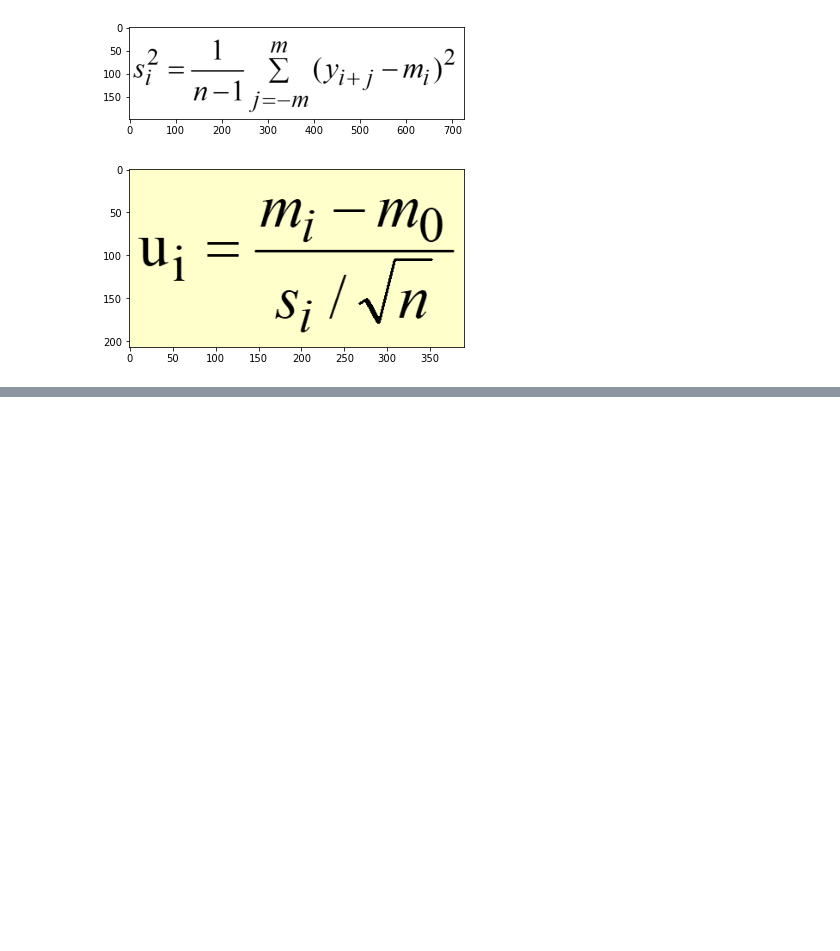
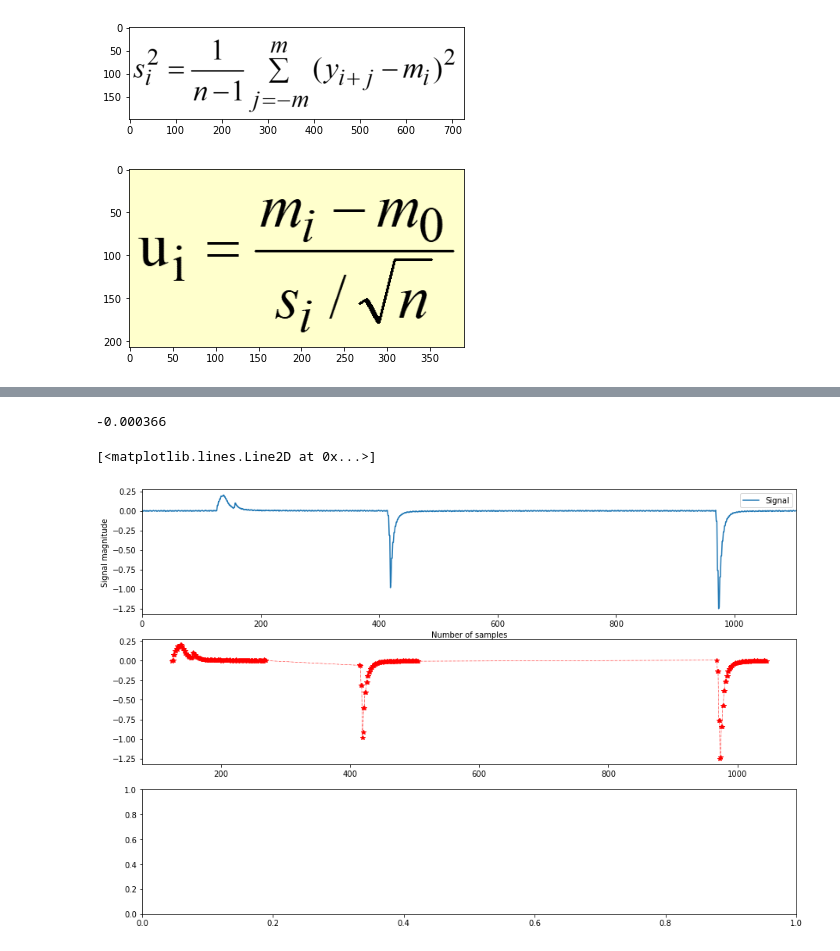
Before and after one commit to edwardquarm/Anomaly-detection-using-machine-learning, a Jupyter notebook: Mean_change_detection.ipynb, the cells around one changed output, grey strips where cells are left out. Saved outputs shown, nothing was run; the diff lists cells and outputs as text; code cells hidden in the pictures; blank space fills up the shorter version.

```diff
--- a/Mean_change_detection.ipynb
+++ b/Mean_change_detection.ipynb
@@ -57,9 +57,9 @@ def fault_detection(signal,threshold,windowsize):
         else:
             decision_mean.append(0)
 
-    return decision_mean, mean_comparison
+    return decision_mean, mean_comparison,time
 # %%
 signal = Signal1  # 6 signals (0...5)
 threshold = 3
 window_size = 20
-decision_mean,mean_comparison = fault_detection(signal,threshold,window_size)
+decision_mean,mean_comparison,time = fault_detection(signal,threshold,window_size)
@@ -85,0 +82,18 @@ decision_mean
+# %%
+signal[0][1]
+# %% [output]
+-0.000366
+# %%
+fig,axs = plt.subplots(3,1,figsize=(15,10))
+axs = axs.reshape(-1)
+axs[0].plot(signal,label='Signal')
+axs[0].set_xlim(0,signal.shape[0])
+axs[0].set_xlabel('Number of samples')
+axs[0].set_ylabel('Signal magnitude')
+axs[0].legend(loc=0)
+
+axs[1].plot(time,signal[0][time],'-.*',color='r',linewidth=0.5,label='Signal')
+#axs[1].plot(decision_mean,color='b',linewidth=0.5,label='Decision')
+# %% [output]
+[<matplotlib.lines.Line2D at 0x...>]
+[figure, added]
```
Also changed, not shown: parts of 2 cells of this notebook.
